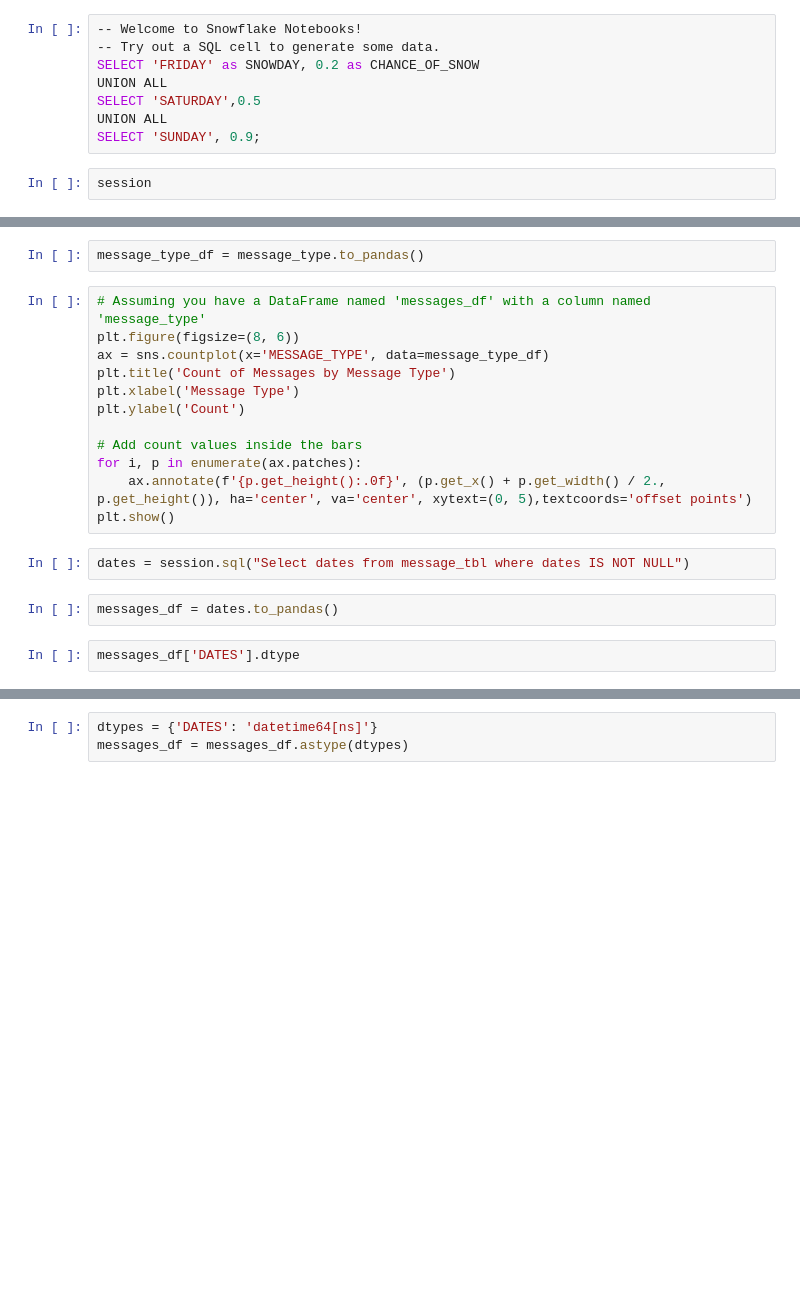
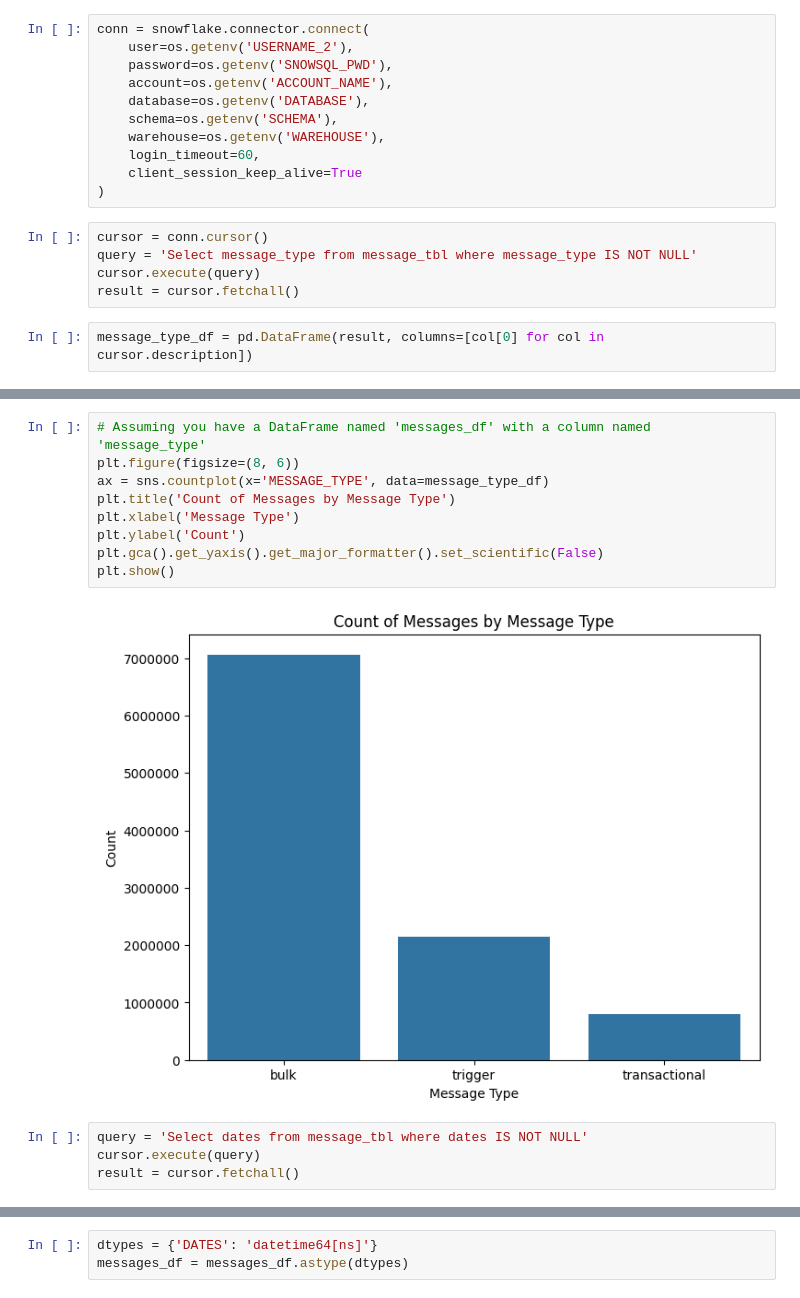
Before and after one commit to enggabhishek/message-distribution-analysis, a Jupyter notebook: EDA_MESSAGES/notebook_app.ipynb, the cells around one changed output, grey strips where cells are left out. Cells and saved outputs as stored; diff of their text form; blank space fills up the shorter version.

```diff
--- a/EDA_MESSAGES/notebook_app.ipynb
+++ b/EDA_MESSAGES/notebook_app.ipynb
@@ -10,10 +13,18 @@ session = get_active_session()
 # %%
--- Welcome to Snowflake Notebooks!
--- Try out a SQL cell to generate some data.
-SELECT 'FRIDAY' as SNOWDAY, 0.2 as CHANCE_OF_SNOW
-UNION ALL
-SELECT 'SATURDAY',0.5
-UNION ALL
-SELECT 'SUNDAY', 0.9;
+conn = snowflake.connector.connect(
+    user=os.getenv('USERNAME_2'),
+    password=os.getenv('SNOWSQL_PWD'),
+    account=os.getenv('ACCOUNT_NAME'),
+    database=os.getenv('DATABASE'),
+    schema=os.getenv('SCHEMA'),
+    warehouse=os.getenv('WAREHOUSE'),
+    login_timeout=60,
+    client_session_keep_alive=True
+)
+# %%
+cursor = conn.cursor()
+query = 'Select message_type from message_tbl where message_type IS NOT NULL'
+cursor.execute(query)
+result = cursor.fetchall()
 # %%
-session
+message_type_df = pd.DataFrame(result, columns=[col[0] for col in cursor.description])
@@ -28,20 +31,15 @@ message_type = session.sql("Select message_type from message_tbl where message_t
-# %%
-message_type_df = message_type.to_pandas()
-# %%
-# Assuming you have a DataFrame named 'messages_df' with a column named 'message_type'
-plt.figure(figsize=(8, 6))
-ax = sns.countplot(x='MESSAGE_TYPE', data=message_type_df)
-plt.title('Count of Messages by Message Type')
-plt.xlabel('Message Type')
-plt.ylabel('Count')
-
-# Add count values inside the bars
-for i, p in enumerate(ax.patches):
-    ax.annotate(f'{p.get_height():.0f}', (p.get_x() + p.get_width() / 2., p.get_height()), ha='center', va='center', xytext=(0, 5),textcoords='offset points')
-plt.show()
-# %%
-dates = session.sql("Select dates from message_tbl where dates IS NOT NULL")
-# %%
-messages_df = dates.to_pandas()
-# %%
-messages_df['DATES'].dtype
+# %%
+# Assuming you have a DataFrame named 'messages_df' with a column named 'message_type'
+plt.figure(figsize=(8, 6))
+ax = sns.countplot(x='MESSAGE_TYPE', data=message_type_df)
+plt.title('Count of Messages by Message Type')
+plt.xlabel('Message Type')
+plt.ylabel('Count')
+plt.gca().get_yaxis().get_major_formatter().set_scientific(False)
+plt.show()
+# %% [output]
+[figure, added]
+# %%
+query = 'Select dates from message_tbl where dates IS NOT NULL'
+cursor.execute(query)
+result = cursor.fetchall()
```
Also changed, not shown: parts of 17 cells of this notebook, 1 other file.
